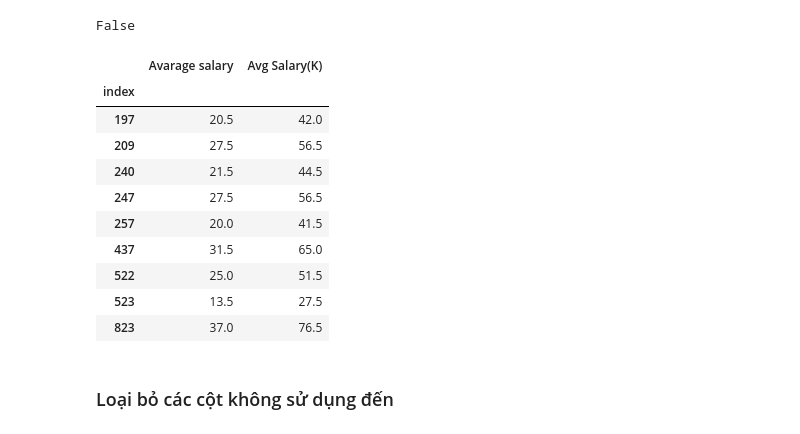
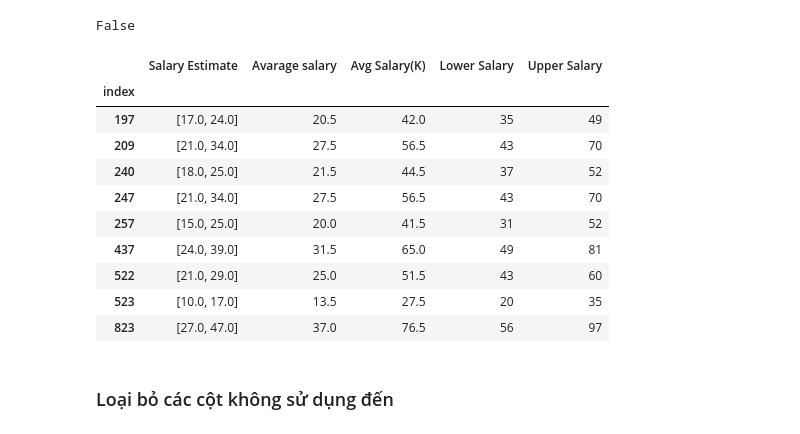
Before and after one commit to Ndthang01/P4DS_FinalProject, a Jupyter notebook: _project.ipynb, the cells around one changed output. Cells and saved outputs as stored; diff of their text form; code cells hidden in the pictures.

```diff
--- a/_project.ipynb
+++ b/_project.ipynb
@@ -210,19 +210,19 @@ s.all()
 False
 # %%
 # Có vài dòng trong hai cột này không có giá trị giống nhau.
-project_dataframe[s == False][["Avarage salary","Avg Salary(K)"]]
+project_dataframe[s == False][["Salary Estimate","Avarage salary","Avg Salary(K)","Lower Salary","Upper Salary"]]
 # %% [output]
-|  | Avarage salary | Avg Salary(K) |
-| index |  |  |
-| 197 | 20.5 | 42.0 |
-| 209 | 27.5 | 56.5 |
-| 240 | 21.5 | 44.5 |
-| 247 | 27.5 | 56.5 |
-| 257 | 20.0 | 41.5 |
-| 437 | 31.5 | 65.0 |
-| 522 | 25.0 | 51.5 |
-| 523 | 13.5 | 27.5 |
-| 823 | 37.0 | 76.5 |
+|  | Salary Estimate | Avarage salary | Avg Salary(K) | Lower Salary | Upper Salary |
+| index |  |  |  |  |  |
+| 197 | [17.0, 24.0] | 20.5 | 42.0 | 35 | 49 |
+| 209 | [21.0, 34.0] | 27.5 | 56.5 | 43 | 70 |
+| 240 | [18.0, 25.0] | 21.5 | 44.5 | 37 | 52 |
+| 247 | [21.0, 34.0] | 27.5 | 56.5 | 43 | 70 |
+| 257 | [15.0, 25.0] | 20.0 | 41.5 | 31 | 52 |
+| 437 | [24.0, 39.0] | 31.5 | 65.0 | 49 | 81 |
+| 522 | [21.0, 29.0] | 25.0 | 51.5 | 43 | 60 |
+| 523 | [10.0, 17.0] | 13.5 | 27.5 | 20 | 35 |
+| 823 | [27.0, 47.0] | 37.0 | 76.5 | 56 | 97 |
 # %% [markdown]
 ### Loại bỏ các cột không sử dụng đến
 # %% [markdown]
```
Also changed, not shown: parts of 23 cells of this notebook.
